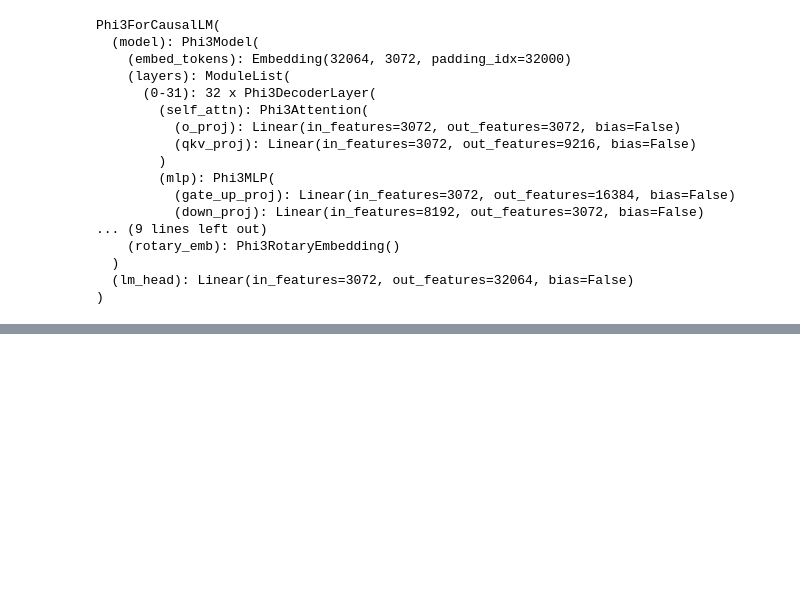
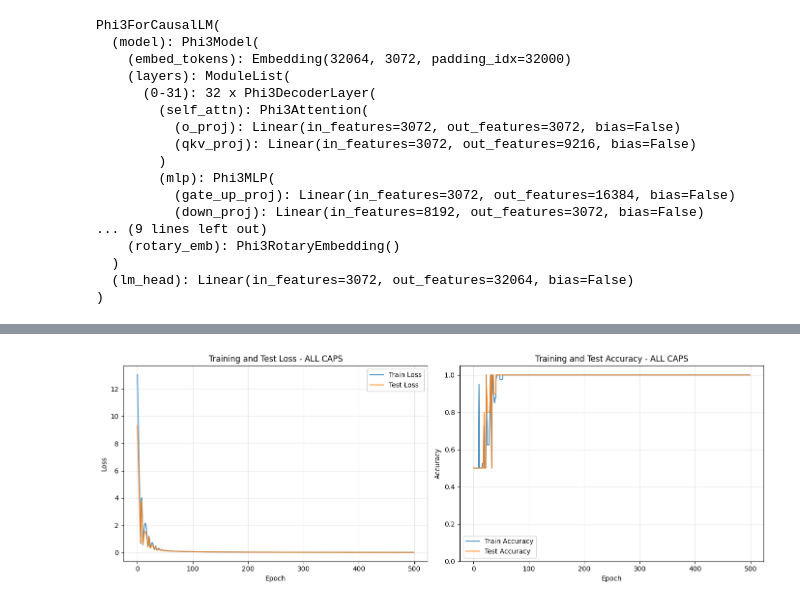
Before and after one commit to andrewstephenfletcher/andrewstephenfletcher.github.io, a Jupyter notebook: blog/posts/residual-stream/linear-probe.ipynb, the cells around one changed output, grey strips where cells are left out. Cells and saved outputs as stored; diff of their text form; code cells hidden in the pictures; blank space fills up the shorter version.

Commit message:
linear-probes

```diff
--- a/blog/posts/residual-stream/linear-probe.ipynb
+++ b/blog/posts/residual-stream/linear-probe.ipynb
@@ -46,4 +44,6 @@ Phi3ForCausalLM(
   )
   (lm_head): Linear(in_features=3072, out_features=32064, bias=False)
 )
+# %%
+n_samples = 50
 # %%
@@ -77 +157,3 @@ Generated 2000 sequences.
+# %%
+datasets_list = [dataset_ALL_CAPS, dataset_HTML, dataset_Harmful]
 # %%
@@ -105,3 +210,13 @@ class LinearProbe(nn.Module):
         logits = self.linear(x)
         probs = self.sigmoid(logits)
         return probs
+# %%
+final_activations_list = []
+
+for outputs in outputs_list:
+
+    final_activations = outputs.hidden_states[6].mean(dim=1).float()
+
+    final_activations_list.append(final_activations)
+
+    print(f"Final activations shape: {final_activations.shape}")
@@ -108,8 +227,71 @@ class LinearProbe(nn.Module):
 # %%
-test_fraction = 0.2
+dataset_names = ['ALL CAPS', 'HTML', 'Harmful']
 
-train_indices = np.arange(int(len(dataset)*(1 - test_fraction)))
-test_indices = np.arange(int(len(dataset)*(1 - test_fraction)), len(dataset))
+for final_activations, labels, dataset_name in zip(final_activations_list, [labels_ALL_CAPS, labels_HTML, labels_Harmful], dataset_names):
+    test_fraction = 0.2
 
-X_train, y_train = final_activations[train_indices, :], labels[train_indices]
-X_test, y_test = final_activations[test_indices, :], labels[test_indices]
+    train_indices = np.arange(int(len(labels)*(1 - test_fraction)))
+    test_indices = np.arange(int(len(labels)*(1 - test_fraction)), len(labels))
+
+    X_train, y_train = final_activations[train_indices, :].detach(), labels[train_indices]
+    X_test, y_test = final_activations[test_indices, :].detach(), labels[test_indices]
+
+    probe = LinearProbe(hidden_dim=final_activations.shape[1])
+    optimizer = torch.optim.AdamW(probe.parameters(), lr=0.001)
+
+    epochs = 500
+
+    train_loss_history = []
+    train_accuracy_history = []
+    test_loss_history = []
+    test_accuracy_history = []
+
+    for epoch in range(epochs):
+        train_prediction = probe.forward(X_train).squeeze()
+        test_prediction = probe.forward(X_test).squeeze()
+        train_loss = nn.BCELoss()(train_prediction, y_train.float())
+        test_loss = nn.BCELoss()(test_prediction, y_test.float())
+        train_loss.backward()
+        optimizer.step()
+        optimizer.zero_grad()
+
+        train_loss_history.append(train_loss.item())
+        train_predicted_classes = (train_prediction >= 0.5).long()
+        train_accuracy = (train_predicted_classes == y_train).float().mean().item()
+        train_accuracy_history.append(train_accuracy)
+
+        test_loss_history.append(test_loss.item())
+        test_predicted_classes = (test_prediction >= 0.5).long()
+        test_accuracy = (test_predicted_classes == y_test).float().mean().item()
+        test_accuracy_history.append(test_accuracy)
+
+    # Plot AFTER training loop completes
+    fig, (ax1, ax2) = plt.subplots(1, 2, figsize=(14, 5))
+
+    # Plot loss curves
+    ax1.plot(train_loss_history, label='Train Loss', alpha=0.8)
+    ax1.plot(test_loss_history, label='Test Loss', alpha=0.8)
+    ax1.set_xlabel('Epoch')
+    ax1.set_ylabel('Loss')
+    ax1.set_title(f'Training and Test Loss - {dataset_name}')
+    ax1.legend()
+    ax1.grid(True, alpha=0.3)
+
+    # Plot accuracy curves
+    ax2.plot(train_accuracy_history, label='Train Accuracy', alpha=0.8)
+    ax2.plot(test_accuracy_history, label='Test Accuracy', alpha=0.8)
+    ax2.set_xlabel('Epoch')
+    ax2.set_ylabel('Accuracy')
+    ax2.set_title(f'Training and Test Accuracy - {dataset_name}')
+    ax2.legend()
+    ax2.grid(True, alpha=0.3)
+    ax2.set_ylim([0, 1.05])
+
+    plt.tight_layout()
+    plt.show()
+
+    print(f"\n{dataset_name} Results:")
+    print(f"Final Train Accuracy: {train_accuracy_history[-1]:.4f}")
+    print(f"Final Test Accuracy: {test_accuracy_history[-1]:.4f}")
+# %% [output]
+[figure, added]
```
Also changed, not shown: parts of 10 cells of this notebook, 17 other files.
